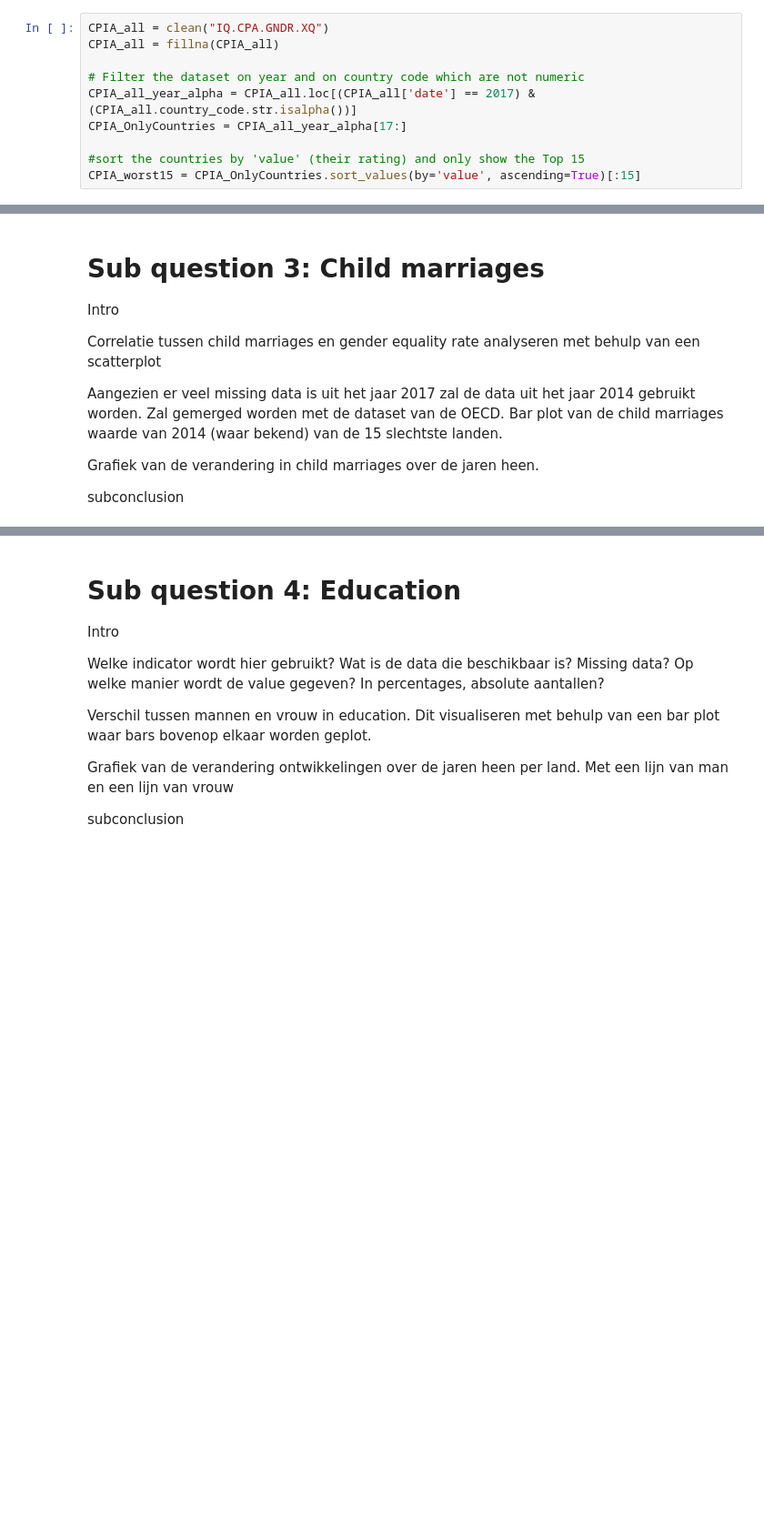
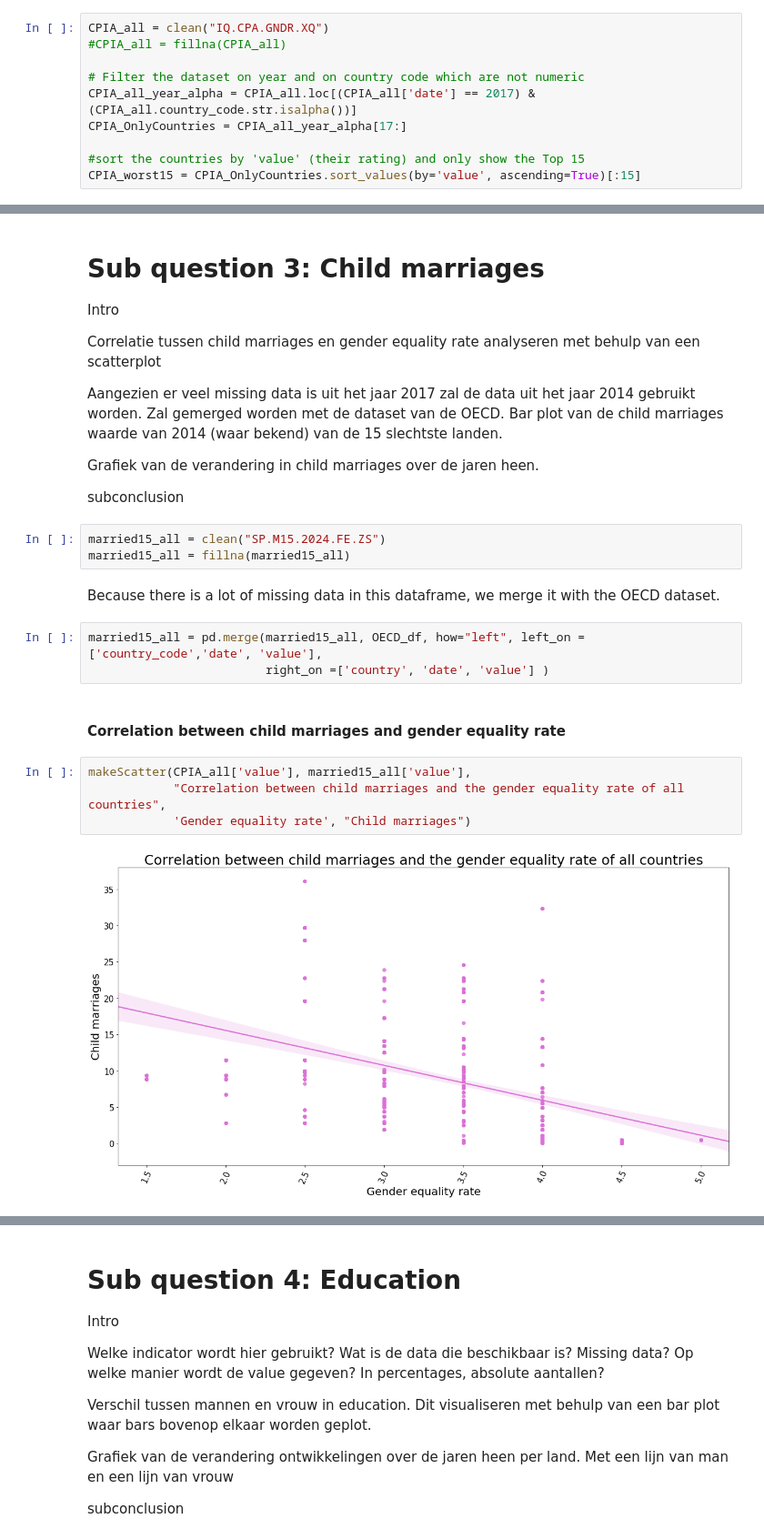
Before and after one commit to omar-d/EPA-WB-Equity, a Jupyter notebook: Final_Assignment.ipynb, the cells around one changed output, grey strips where cells are left out. Shown at 91% size. Cells and saved outputs as stored; diff of their text form; blank space fills up the shorter version.

```diff
--- a/Final_Assignment.ipynb
+++ b/Final_Assignment.ipynb
@@ -183,7 +184,7 @@ Subconclusion gender equality rate
  --> omdat alle landen teveel is om verder te analyseren, nemen we alleen de 15 landen die het slechtste scoren.
 # %%
 CPIA_all = clean("IQ.CPA.GNDR.XQ")
-CPIA_all = fillna(CPIA_all)
+#CPIA_all = fillna(CPIA_all)
 
 # Filter the dataset on year and on country code which are not numeric
 CPIA_all_year_alpha = CPIA_all.loc[(CPIA_all['date'] == 2017) & (CPIA_all.country_code.str.isalpha())]
@@ -257,3 +258,19 @@ Bar plot van de child marriages waarde van 2014 (waar bekend) van de 15 slechtst
 Grafiek van de verandering in child marriages over de jaren heen.
 
 subconclusion
+# %%
+married15_all = clean("SP.M15.2024.FE.ZS")
+married15_all = fillna(married15_all)
+# %% [markdown]
+Because there is a lot of missing data in this dataframe, we merge it with the OECD dataset.
+# %%
+married15_all = pd.merge(married15_all, OECD_df, how="left", left_on = ['country_code','date', 'value'],
+                         right_on =['country', 'date', 'value'] )
+# %% [markdown]
+#### Correlation between child marriages and gender equality rate
+# %%
+makeScatter(CPIA_all['value'], married15_all['value'],
+            "Correlation between child marriages and the gender equality rate of all countries",
+            'Gender equality rate', "Child marriages")
+# %% [output]
+[figure, added]
```
Also changed, not shown: parts of 6 cells of this notebook, 1 other file.
